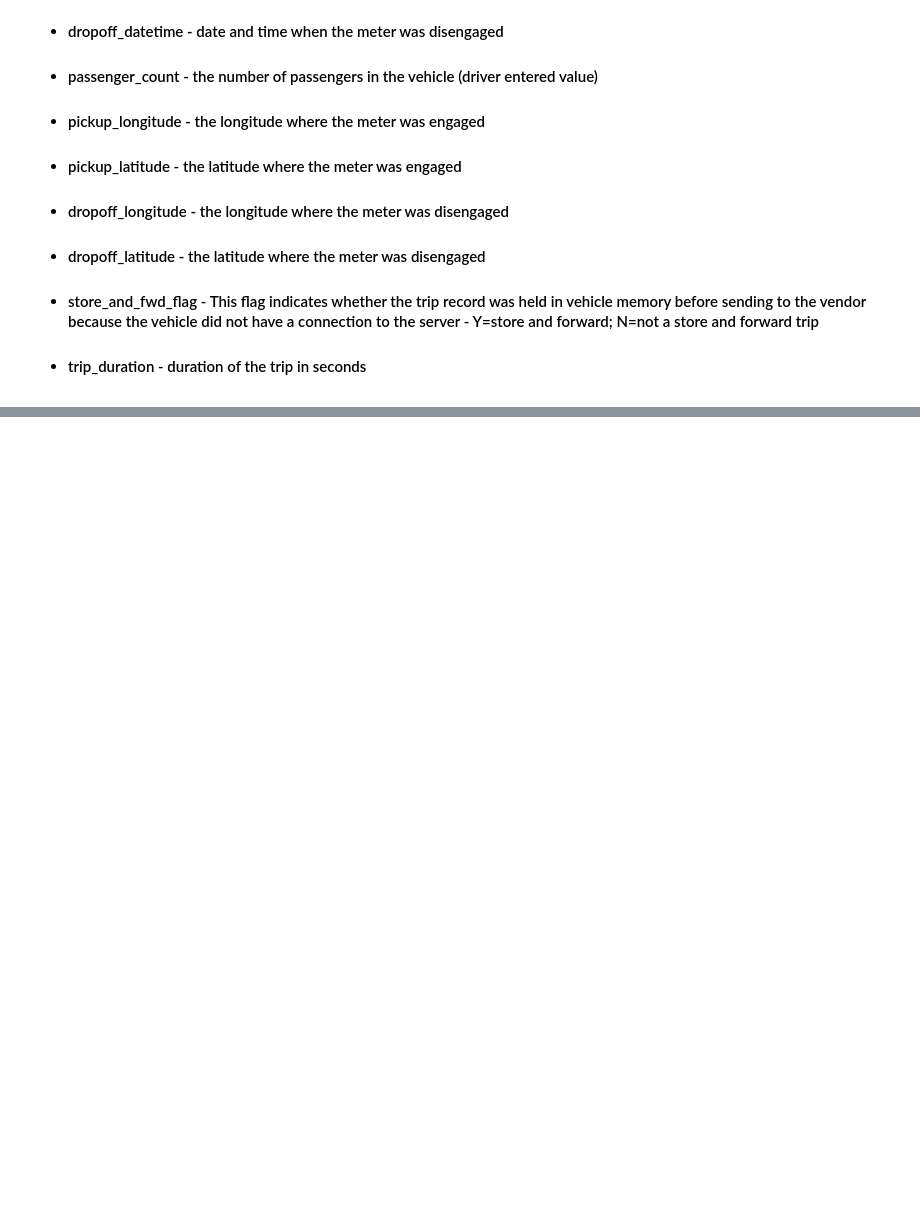
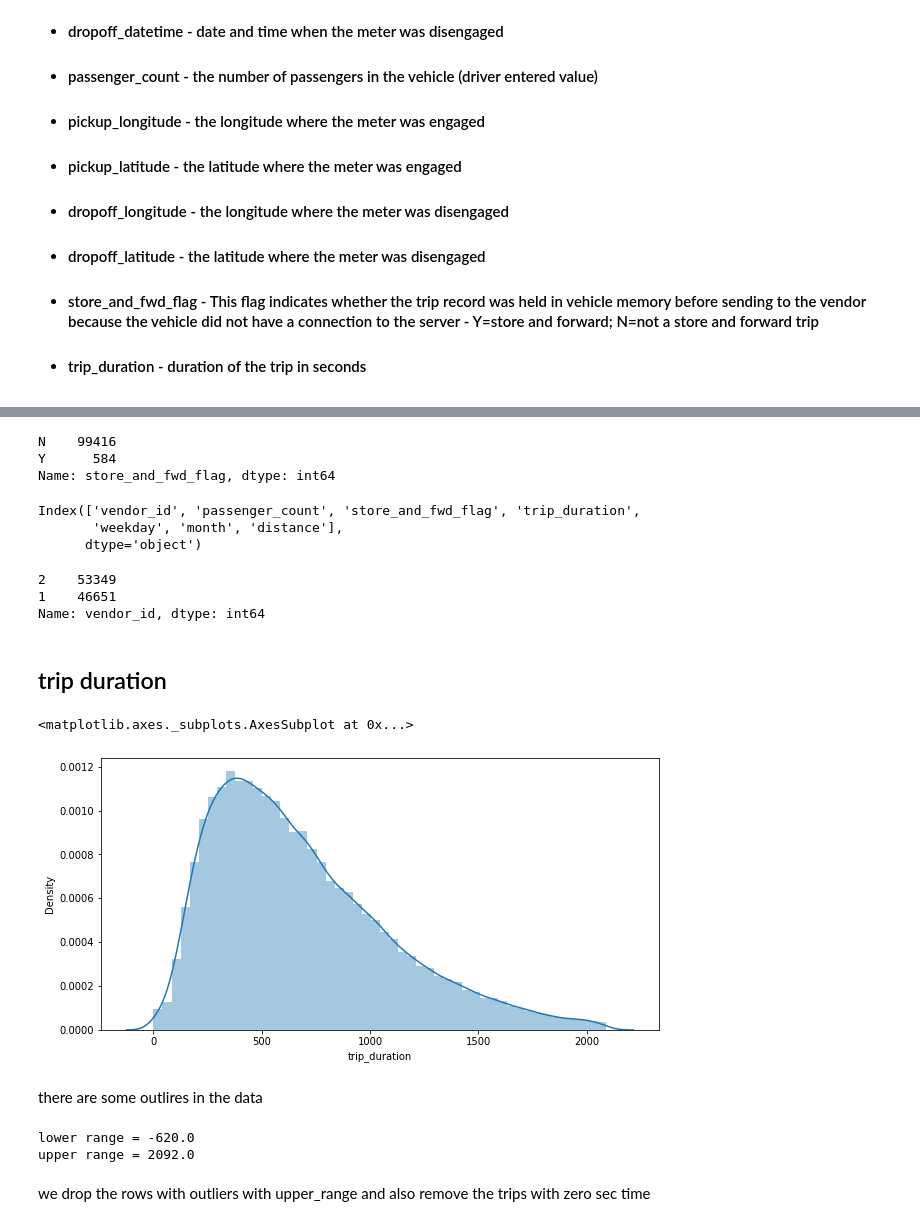
Before and after one commit to prabindebnath25/NYC-Taxi-Trip-Time-Prediction, a Jupyter notebook: NYC_Taxi_Trip_Time_Prediction_Capstone_Project.ipynb, the cells around one changed output, grey strips where cells are left out. Saved outputs shown, nothing was run; the diff lists cells and outputs as text; code cells hidden in the pictures; blank space fills up the shorter version.

```diff
--- a/NYC_Taxi_Trip_Time_Prediction_Capstone_Project.ipynb
+++ b/NYC_Taxi_Trip_Time_Prediction_Capstone_Project.ipynb
@@ -28,0 +52,2 @@
+# %%
+df = df1.iloc[:100000]
@@ -28,0 +117,38 @@
+# %%
+df.drop(columns= ['id'], inplace= True)
+# %%
+df['pickup_datetime'] = pd.to_datetime(df['pickup_datetime'])
+df['dropoff_datetime'] = pd.to_datetime(df['dropoff_datetime'])
+# %%
+df['weekday'] = df['pickup_datetime'].dt.weekday
+df['month'] = df['pickup_datetime'].dt.month
+
+df.drop(columns=['pickup_datetime', 'dropoff_datetime'], inplace= True)
+# %%
+df.store_and_fwd_flag.value_counts()
+# %% [output]
+N    99416
+Y      584
+Name: store_and_fwd_flag, dtype: int64
+# %%
+df.columns
+# %% [output]
+Index(['vendor_id', 'passenger_count', 'store_and_fwd_flag', 'trip_duration',
+       'weekday', 'month', 'distance'],
+      dtype='object')
+# %%
+df.vendor_id.value_counts()
+# %% [output]
+2    53349
+1    46651
+Name: vendor_id, dtype: int64
+# %% [markdown]
+## trip duration
+# %%
+plt.figure(figsize= (10,5))
+sns.distplot(df['trip_duration'])
+# %% [output]
+<matplotlib.axes._subplots.AxesSubplot at 0x...>
+[figure, added]
+# %% [markdown]
+there are some outlires in the data
@@ -28,0 +165,8 @@
+# %%
+lower_range,upper_range = outlier_treatment(df1['trip_duration'])
+print(f'lower range = {lower_range}\nupper range = {upper_range}')
+# %% [output]
+lower range = -620.0
+upper range = 2092.0
+# %% [markdown]
+we drop the rows with outliers with upper_range and also remove the trips with zero sec time
```
Also changed, not shown: parts of 31 cells of this notebook.
